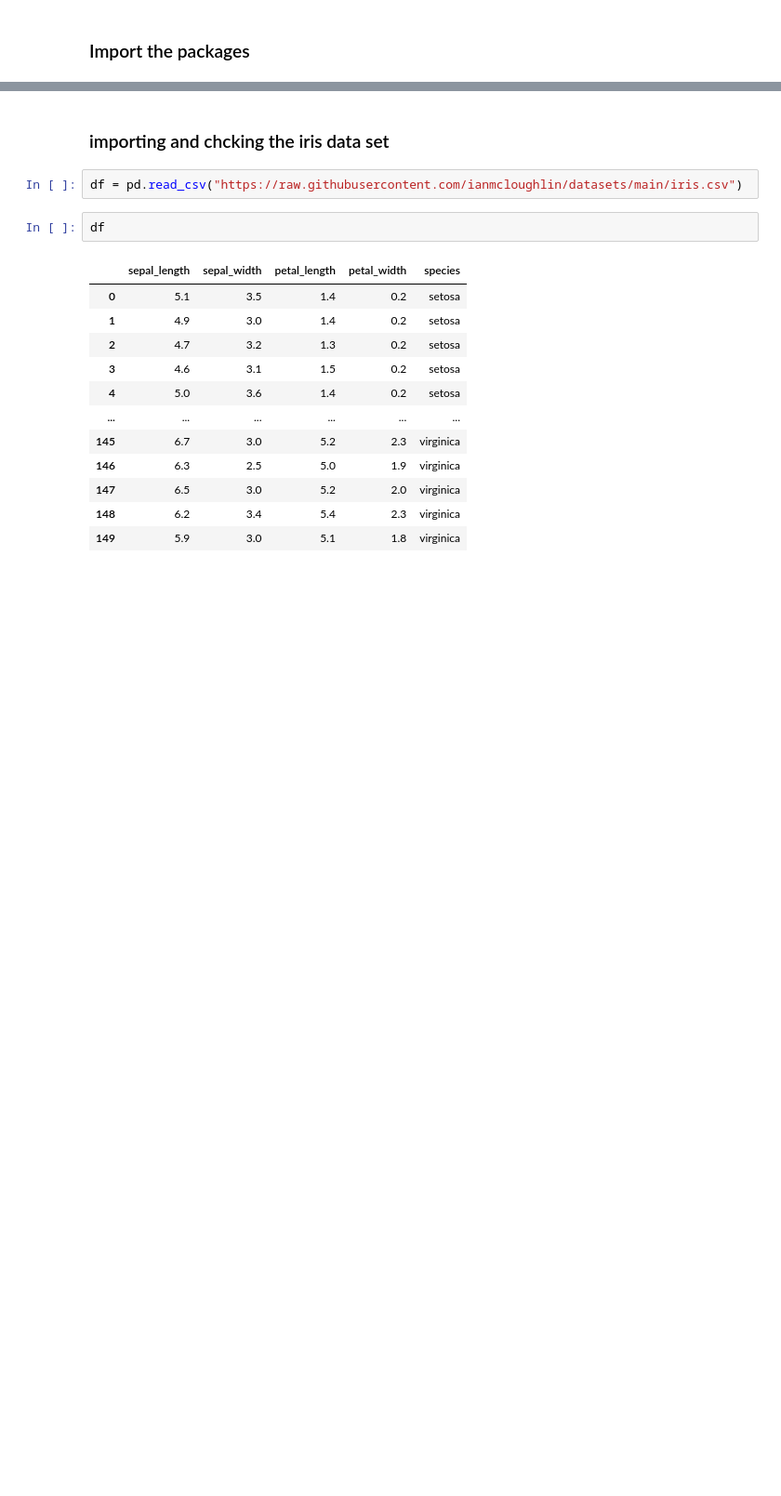
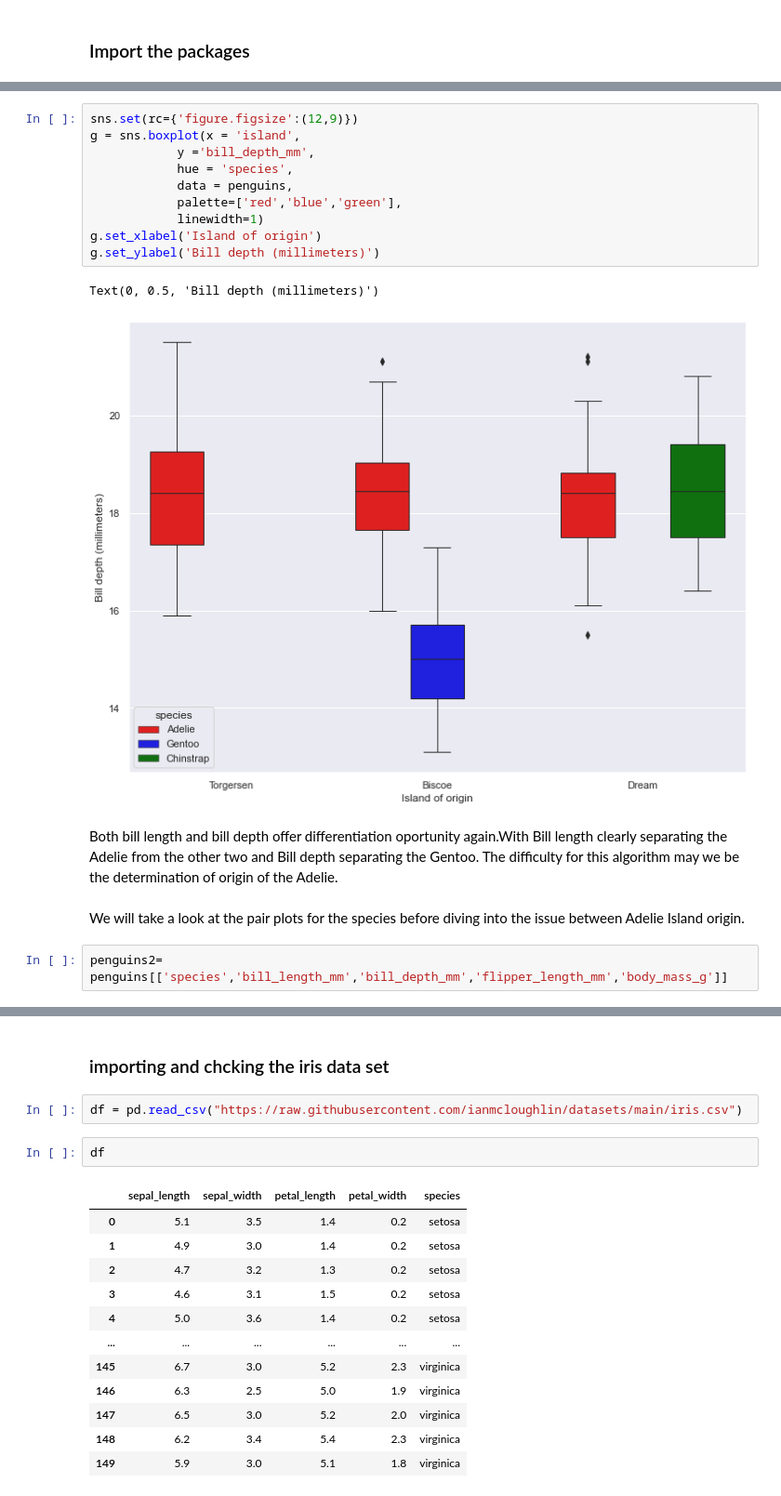
Before and after one commit to Jonathangmit/Machine-learning-and-statistics, a Jupyter notebook: scikit-learn.ipynb, the cells around one changed output, grey strips where cells are left out. Shown at 93% size. Drawn from its saved outputs; the diff is of its cells as text; blank space fills up the shorter version.

```diff
--- a/scikit-learn.ipynb
+++ b/scikit-learn.ipynb
@@ -18,0 +134,19 @@ plt.style.use('ggplot')
+# %%
+sns.set(rc={'figure.figsize':(12,9)})
+g = sns.boxplot(x = 'island',
+            y ='bill_depth_mm',
+            hue = 'species',
+            data = penguins,
+            palette=['red','blue','green'],
+            linewidth=1)
+g.set_xlabel('Island of origin')
+g.set_ylabel('Bill depth (millimeters)')
+# %% [output]
+Text(0, 0.5, 'Bill depth (millimeters)')
+[figure, added]
+# %% [markdown]
+Both bill length and bill depth offer differentiation oportunity again.With Bill length clearly separating the Adelie from the other two and Bill depth separating the Gentoo. The difficulty for this algorithm may we be the determination of origin of the Adelie.
+# %% [markdown]
+We will take a look at the pair plots for the species before diving into the issue between Adelie Island origin.
+# %%
+penguins2= penguins[['species','bill_length_mm','bill_depth_mm','flipper_length_mm','body_mass_g']]
```
Also changed, not shown: parts of 19 cells of this notebook, 1 other file.
